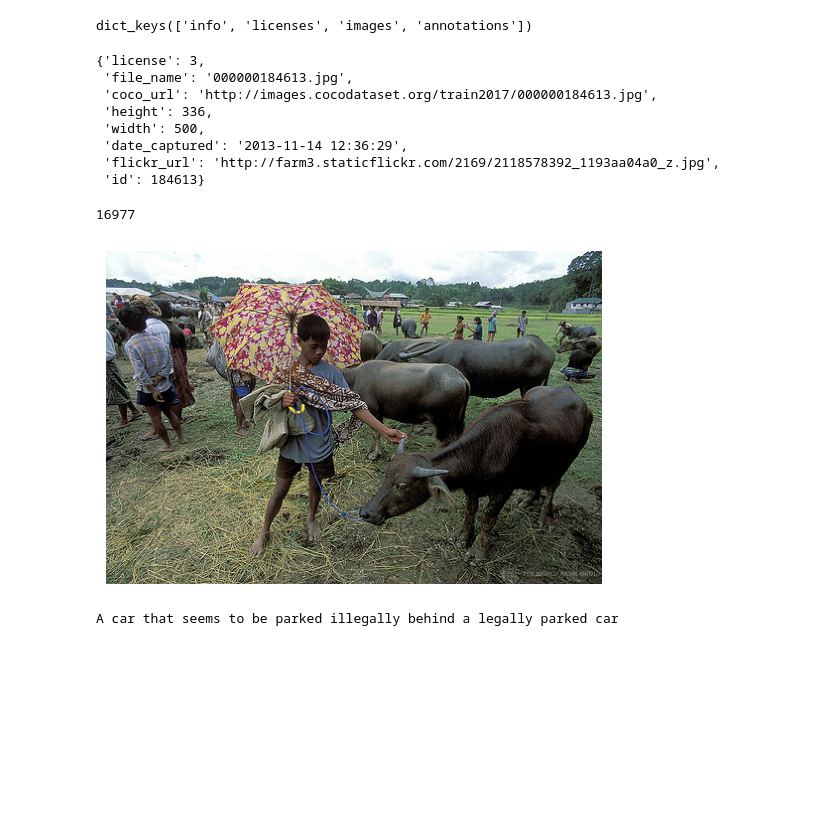
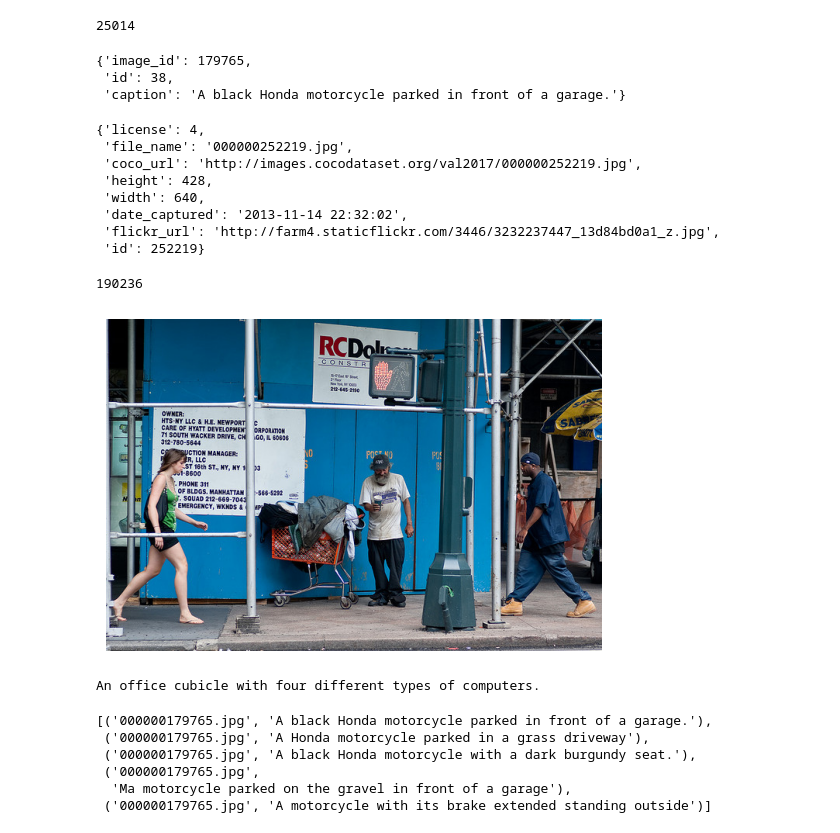
Before and after one commit to ron-adc/multimodal-vae, a Jupyter notebook: src/notebooks/experiments.ipynb, the cells around one changed output. Saved outputs shown, nothing was run; the diff lists cells and outputs as text; code cells hidden in the pictures; blank space fills up the shorter version.

```diff
--- a/src/notebooks/experiments.ipynb
+++ b/src/notebooks/experiments.ipynb
@@ -11,38 +15,41 @@ import matplotlib.image as mpimg
 # %%
-captions_path = '../../data/mscoco/annotations/captions_train2017.json'
+captions_path = '../../data/mscoco/annotations/captions_val2017.json'
 
 
 with open(captions_path, 'r') as f:
     captions = json.load(f)
 # %%
-captions.keys()
+len(captions['annotations'])
 # %% [output]
-dict_keys(['info', 'licenses', 'images', 'annotations'])
+25014
+# %%
+captions['annotations'][0]
+# %% [output]
+{'image_id': 179765,
+ 'id': 38,
+ 'caption': 'A black Honda motorcycle parked in front of a garage.'}
 # %%
 captions['images'][2]
 # %% [output]
-{'license': 3,
- 'file_name': '000000184613.jpg',
- 'coco_url': 'http://images.cocodataset.org/train2017/000000184613.jpg',
- 'height': 336,
- 'width': 500,
- 'date_captured': '2013-11-14 12:36:29',
- 'flickr_url': 'http://farm3.staticflickr.com/2169/2118578392_1193aa04a0_z.jpg',
- 'id': 184613}
+{'license': 4,
+ 'file_name': '000000252219.jpg',
+ 'coco_url': 'http://images.cocodataset.org/val2017/000000252219.jpg',
+ 'height': 428,
+ 'width': 640,
+ 'date_captured': '2013-11-14 22:32:02',
+ 'flickr_url': 'http://farm4.staticflickr.com/3446/3232237447_13d84bd0a1_z.jpg',
+ 'id': 252219}
 # %%
 captions['annotations'][2]['image_id']
 # %% [output]
-16977
+190236
 # %%
 idx = 2
-image_path = os.path.join('../../data/mscoco/train2017', captions['images'][idx]['file_name'])
-caption = captions['annotations'][idx]['caption']
-
-img = mpimg.imread(image_path)
+img = mpimg.imread(os.path.join('../../data/mscoco/val2017', captions['images'][idx]['file_name']))
 plt.imshow(img)
 plt.axis('off')
 plt.show()
-print(caption)
+print(captions['annotations'][idx]['caption'])
 # %% [output]
-[figure, old version]
+[figure, new version]
-A car that seems to be parked illegally behind a legally parked car
+An office cubicle with four different types of computers.
@@ -58 +65,10 @@ for ann in captions['annotations']:
+# %%
+[caption for caption in image_filename_caption_pairs if caption[0] == image_filename_caption_pairs[idx][0]]
+# %% [output]
+[('000000179765.jpg', 'A black Honda motorcycle parked in front of a garage.'),
+ ('000000179765.jpg', 'A Honda motorcycle parked in a grass driveway'),
+ ('000000179765.jpg', 'A black Honda motorcycle with a dark burgundy seat.'),
+ ('000000179765.jpg',
+  'Ma motorcycle parked on the gravel in front of a garage'),
+ ('000000179765.jpg', 'A motorcycle with its brake extended standing outside')]
 # %%
```
Also changed, not shown: parts of 12 cells of this notebook, 6 other files.
